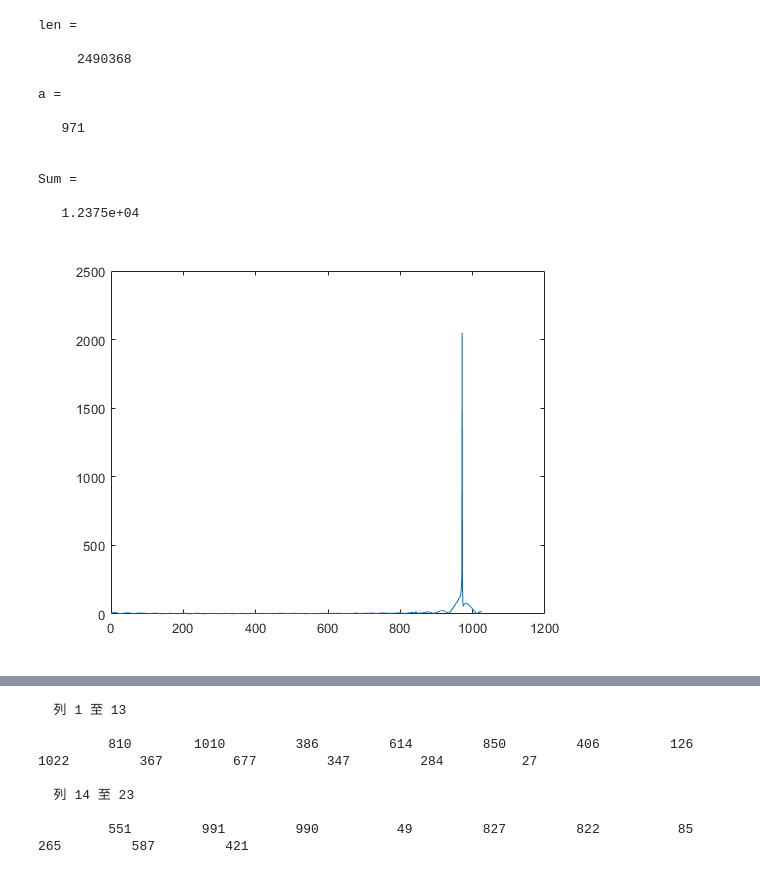
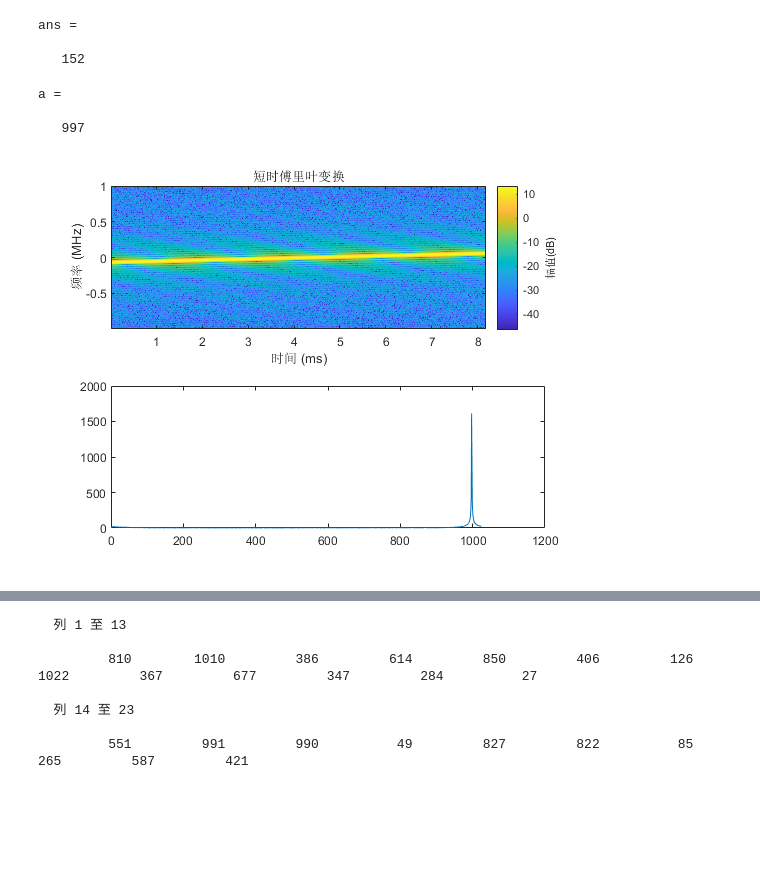
Before and after one commit to RyonGloria/NogChirp, a Jupyter notebook: Experiment/NogChirpDecoder/decode.ipynb, the cells around one changed output, grey strips where cells are left out. Drawn from its saved outputs; the diff is of its cells as text; code cells hidden in the pictures; blank space fills up the shorter version.

```diff
--- a/Experiment/NogChirpDecoder/decode.ipynb
+++ b/Experiment/NogChirpDecoder/decode.ipynb
@@ -20,7 +29,7 @@ obj.preambleSignal = signal;
 # %%
 len = length(signal);
-len
+len/obj.loraSet.dine
 # %% [output]
-len =
+ans =
 
-     2490368
+   152
@@ -27,21 +38,24 @@ len =
 # %%
-offset = 3216;
-Ts = 12;
-signal_tmp = obj.preambleSignal((Ts - 1) * obj.loraSet.dine + 1 + offset: Ts * obj.loraSet.dine + offset);
-dechirp = signal_tmp .* obj.idealUpchirp;
+offset = 2793;  % 19610
+preambleSignalTemp = circshift(obj.preambleSignal, -round(offset));
+Ts = 2;
+signal_tmp = preambleSignalTemp((Ts - 1) * obj.loraSet.dine + 1: Ts * obj.loraSet.dine);
+dechirp = signal_tmp .* obj.idealDownchirp;  % 823, 148
 dechirp_fft = abs(fft(dechirp, obj.loraSet.dine));
 dechirp_fft = dechirp_fft(1 : obj.loraSet.fft_x) + dechirp_fft(obj.loraSet.dine - obj.loraSet.fft_x + 1 : obj.loraSet.dine);
+subplot(211)
+stft(signal_tmp, obj.loraSet.sample_rate, 'Window',kaiser(64,2),'OverlapLength',32,'FFTLength',obj.loraSet.fft_x);
+subplot(212)
 plot(dechirp_fft);
 [~ , a] = max(dechirp_fft);
 a
-Sum = sum(dechirp_fft)
+% Sum = sum(dechirp_fft)
+% signalOut = obj.findpeaksWithShift(dechirp_fft, obj.loraSet.fft_x); % 找峰值
+% [pos] = signalOut(2,:);
+% pos(1:7)
+% std2(dechirp_fft)
 # %% [output]
 a =
 
-   971
-
-
-Sum =
-
-   1.2375e+04
+   997
-[figure, old version]
+[figure, new version]
```
Also changed, not shown: parts of 8 cells of this notebook, 5 other files.
